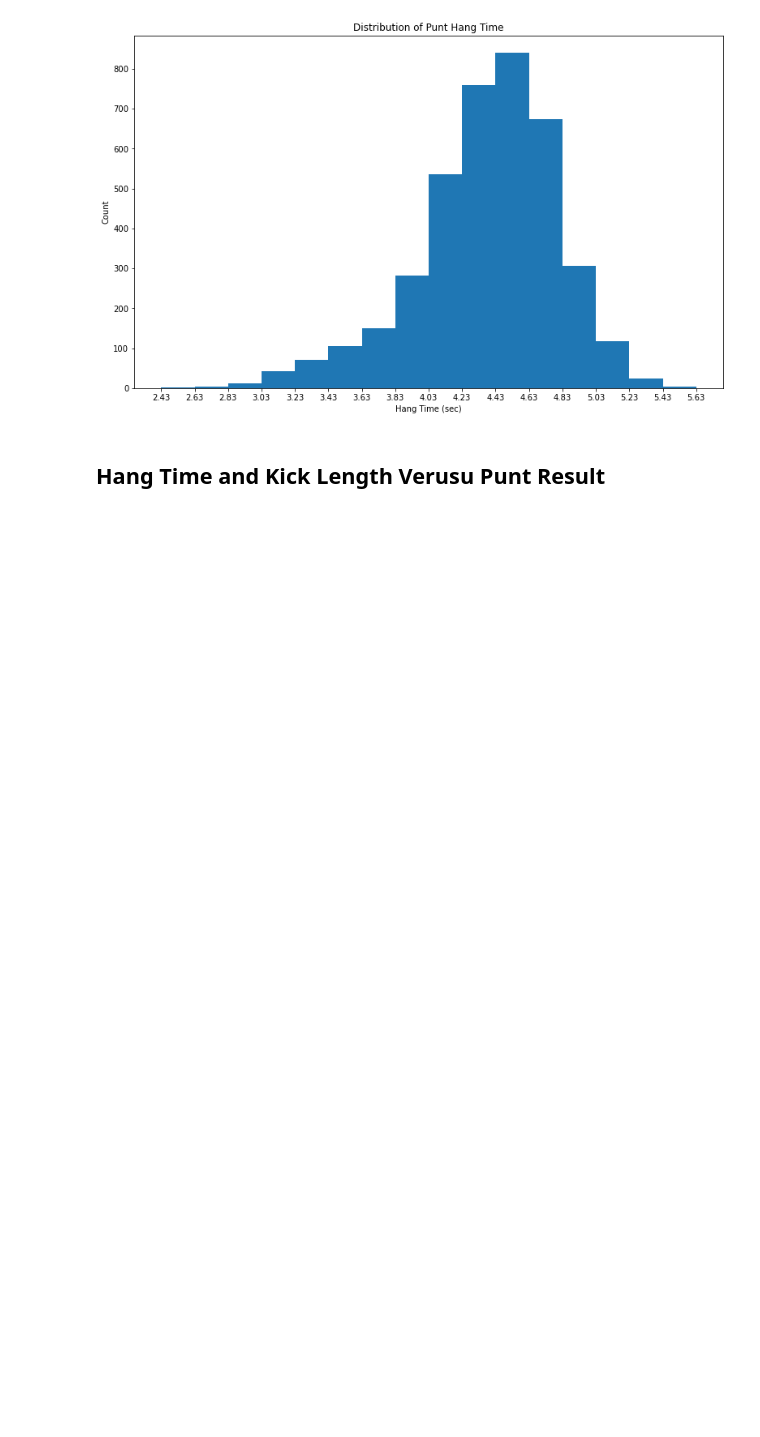
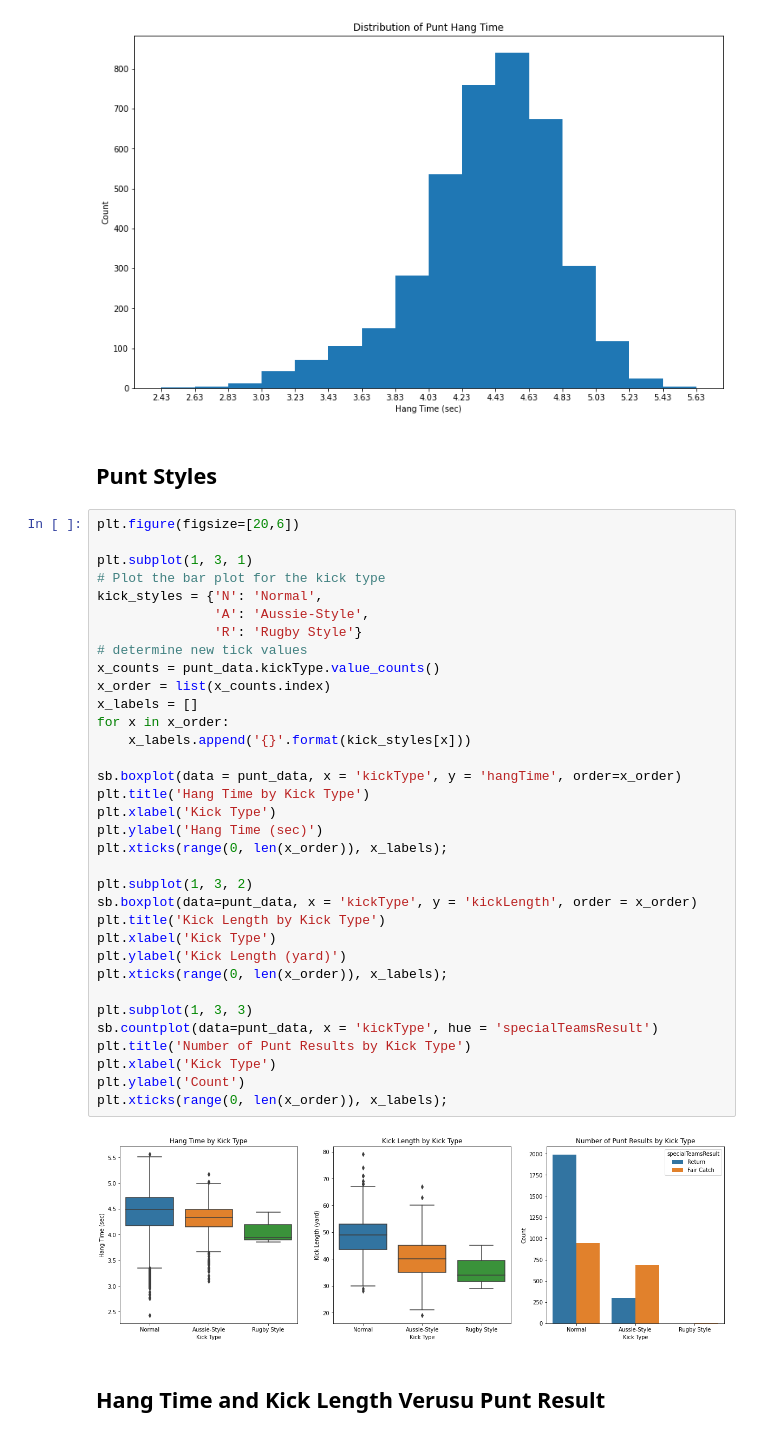
Before and after one commit to dkrejcarek/punt_analysis, a Jupyter notebook: Part_II_slide_deck_template.ipynb, the cells around one changed output. Cells and saved outputs as stored; diff of their text form; blank space fills up the shorter version.

```diff
--- a/Part_II_slide_deck_template.ipynb
+++ b/Part_II_slide_deck_template.ipynb
@@ -138,6 +156,44 @@ plt.xlabel('Hang Time (sec)')
 plt.ylabel('Count');
 # %% [output]
 [figure]
+# %% [markdown]
+## Punt Styles
+# %%
+plt.figure(figsize=[20,6])
+
+plt.subplot(1, 3, 1)
+# Plot the bar plot for the kick type
+kick_styles = {'N': 'Normal',
+               'A': 'Aussie-Style',
+               'R': 'Rugby Style'}
+# determine new tick values
+x_counts = punt_data.kickType.value_counts()
+x_order = list(x_counts.index)
+x_labels = []
+for x in x_order:
+    x_labels.append('{}'.format(kick_styles[x]))
+
+sb.boxplot(data = punt_data, x = 'kickType', y = 'hangTime', order=x_order)
+plt.title('Hang Time by Kick Type')
+plt.xlabel('Kick Type')
+plt.ylabel('Hang Time (sec)')
+plt.xticks(range(0, len(x_order)), x_labels);
+
+plt.subplot(1, 3, 2)
+sb.boxplot(data=punt_data, x = 'kickType', y = 'kickLength', order = x_order)
+plt.title('Kick Length by Kick Type')
+plt.xlabel('Kick Type')
+plt.ylabel('Kick Length (yard)')
+plt.xticks(range(0, len(x_order)), x_labels);
+
+plt.subplot(1, 3, 3)
+sb.countplot(data=punt_data, x = 'kickType', hue = 'specialTeamsResult')
+plt.title('Number of Punt Results by Kick Type')
+plt.xlabel('Kick Type')
+plt.ylabel('Count')
+plt.xticks(range(0, len(x_order)), x_labels);
+# %% [output]
+[figure, added]
 # %% [markdown]
 ## Hang Time and Kick Length Verusu Punt Result
 # %%
```
Also changed, not shown: parts of 4 cells of this notebook, 2 other files.
